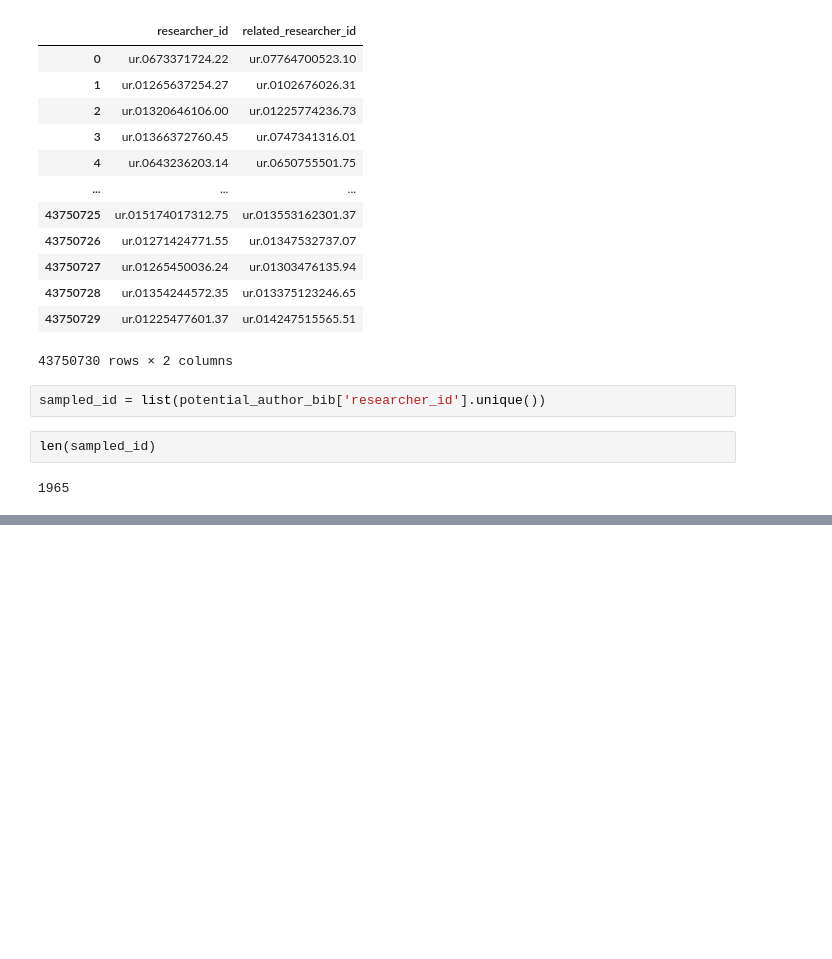
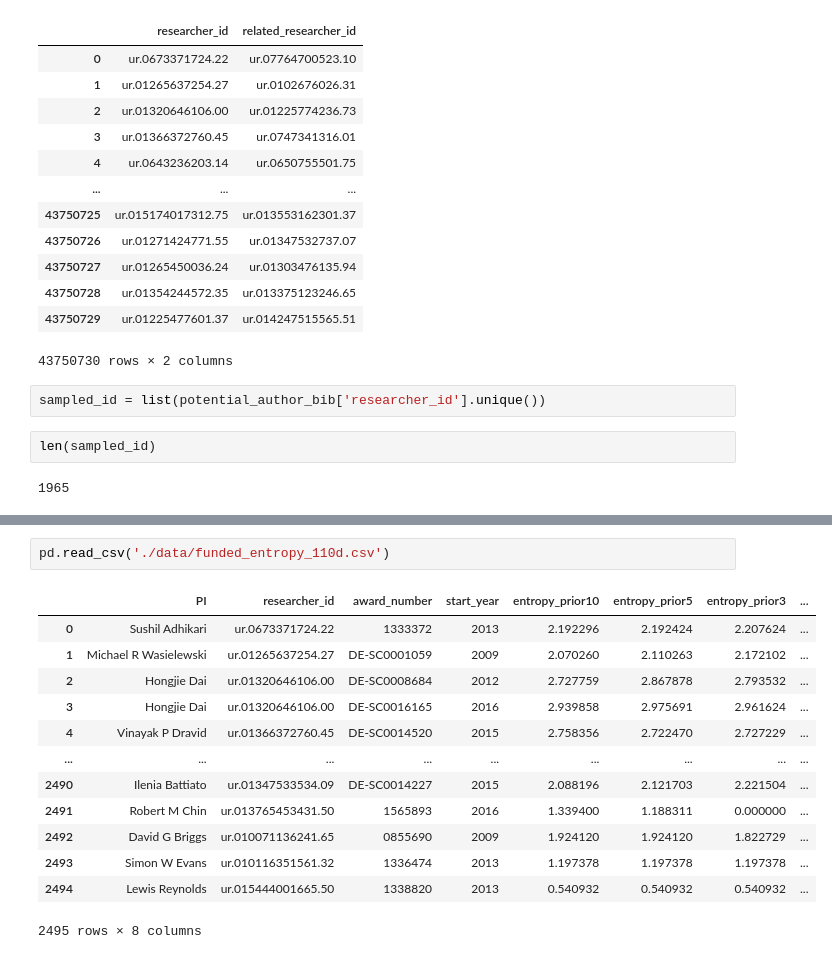
Before and after one commit to sciosci/sloan-lda-bib, a Jupyter notebook: researcher_lda_matching.ipynb, the cells around one changed output, grey strips where cells are left out. Saved outputs shown, nothing was run; the diff lists cells and outputs as text; blank space fills up the shorter version.

```diff
--- a/researcher_lda_matching.ipynb
+++ b/researcher_lda_matching.ipynb
@@ -733,0 +870,16 @@ foa_abstracts[foa_abstracts['PI'] == 'Alexander Miller']
+# %%
+pd.read_csv('./data/funded_entropy_110d.csv')
+# %% [output]
+|  | PI | researcher_id | award_number | start_year | entropy_prior10 | entropy_prior5 | entropy_prior3 | ... |
+| 0 | Sushil Adhikari | ur.0673371724.22 | 1333372 | 2013 | 2.192296 | 2.192424 | 2.207624 | ... |
+| 1 | Michael R Wasielewski | ur.01265637254.27 | DE-SC0001059 | 2009 | 2.070260 | 2.110263 | 2.172102 | ... |
+| 2 | Hongjie Dai | ur.01320646106.00 | DE-SC0008684 | 2012 | 2.727759 | 2.867878 | 2.793532 | ... |
+| 3 | Hongjie Dai | ur.01320646106.00 | DE-SC0016165 | 2016 | 2.939858 | 2.975691 | 2.961624 | ... |
+| 4 | Vinayak P Dravid | ur.01366372760.45 | DE-SC0014520 | 2015 | 2.758356 | 2.722470 | 2.727229 | ... |
+| ... | ... | ... | ... | ... | ... | ... | ... | ... |
+| 2490 | Ilenia Battiato | ur.01347533534.09 | DE-SC0014227 | 2015 | 2.088196 | 2.121703 | 2.221504 | ... |
+| 2491 | Robert M Chin | ur.013765453431.50 | 1565893 | 2016 | 1.339400 | 1.188311 | 0.000000 | ... |
+| 2492 | David G Briggs | ur.010071136241.65 | 0855690 | 2009 | 1.924120 | 1.924120 | 1.822729 | ... |
+| 2493 | Simon W Evans | ur.010116351561.32 | 1336474 | 2013 | 1.197378 | 1.197378 | 1.197378 | ... |
+| 2494 | Lewis Reynolds | ur.015444001665.50 | 1338820 | 2013 | 0.540932 | 0.540932 | 0.540932 | ... |
+2495 rows × 8 columns
```
Also changed, not shown: parts of 26 cells of this notebook, 2 other files.
